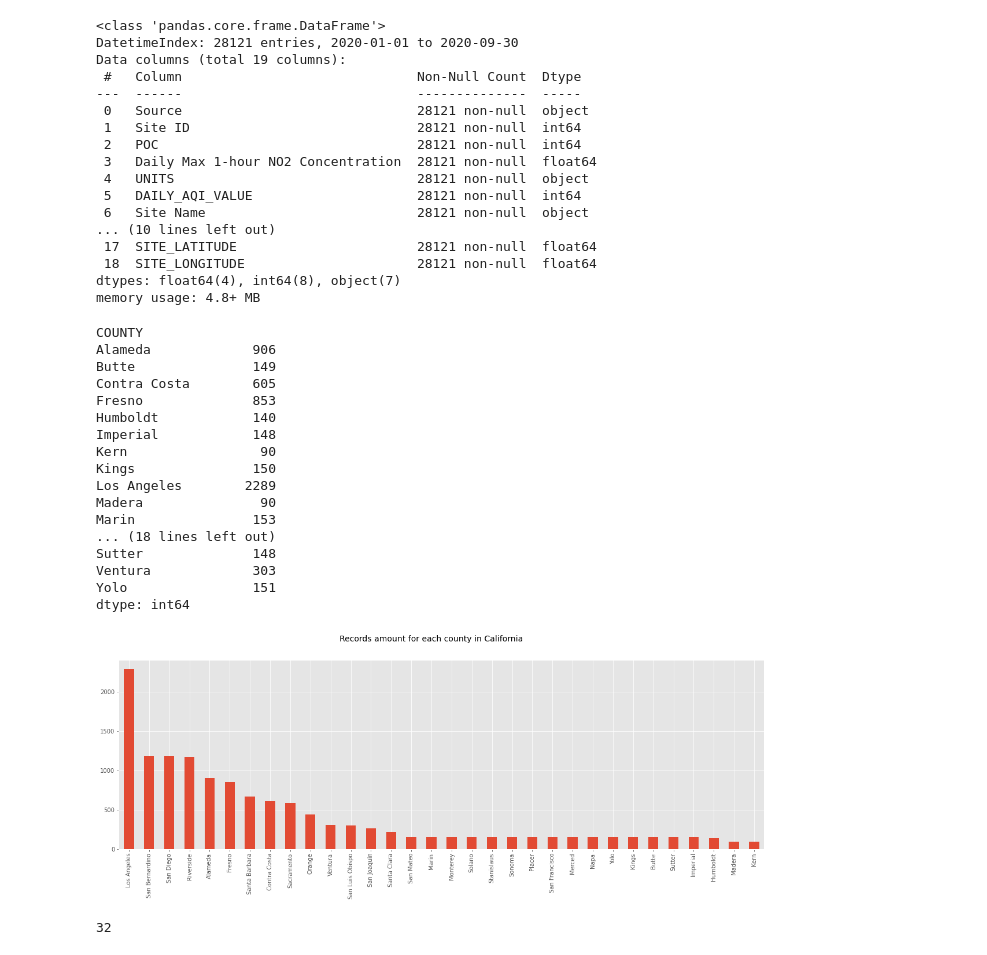
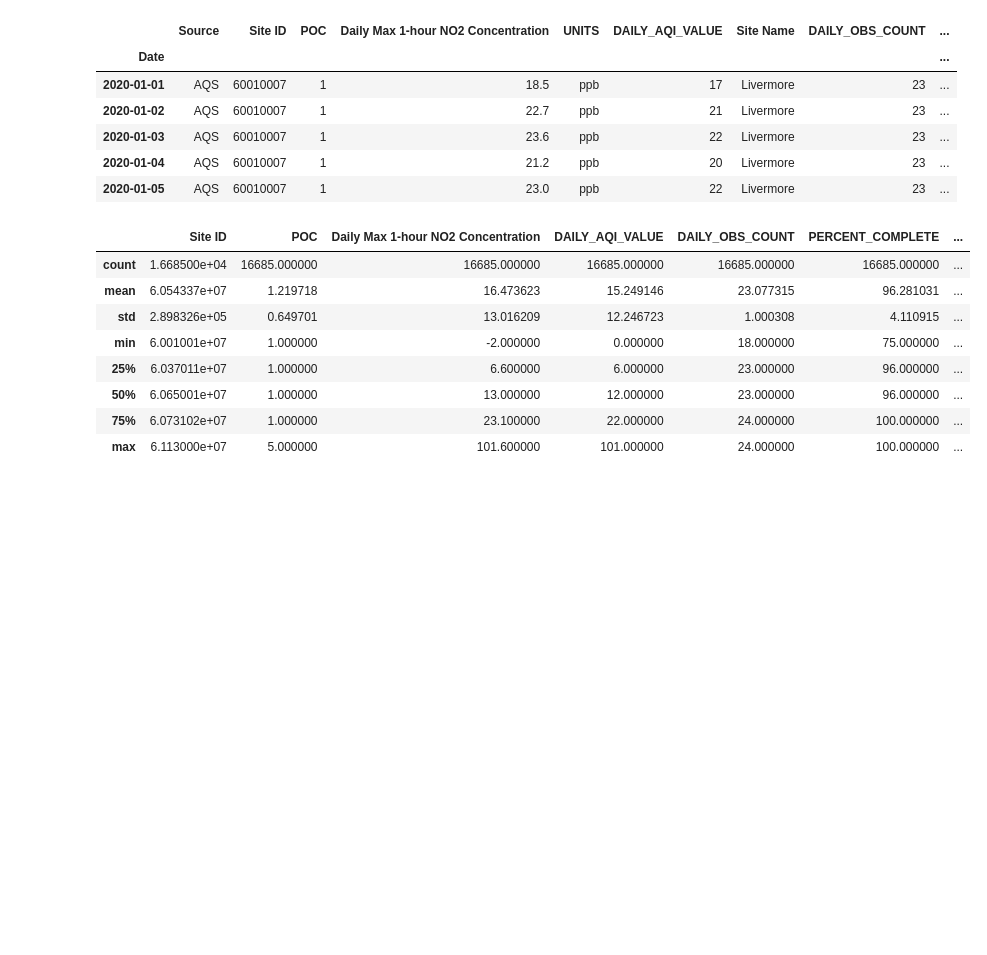
Before and after one commit to Jonathan-Barton/AirQualityProject, a Jupyter notebook: profile.ipynb, the cells around one changed output. Saved outputs shown, nothing was run; the diff lists cells and outputs as text; code cells hidden in the pictures; blank space fills up the shorter version.

```diff
--- a/profile.ipynb
+++ b/profile.ipynb
@@ -15,58 +15,39 @@ aircalifornia = pd.read_csv(
 )
 # %%
 aircalifornia.head()
-aircalifornia.info()  #total 28121 records for the whole 2020 year
+#aircalifornia.info()  #total 28121 records for the whole 2020 year
 # %% [output]
-<class 'pandas.core.frame.DataFrame'>
-DatetimeIndex: 28121 entries, 2020-01-01 to 2020-09-30
-Data columns (total 19 columns):
- #   Column                              Non-Null Count  Dtype
----  ------                              --------------  -----
- 0   Source                              28121 non-null  object
- 1   Site ID                             28121 non-null  int64
- 2   POC                                 28121 non-null  int64
- 3   Daily Max 1-hour NO2 Concentration  28121 non-null  float64
- 4   UNITS                               28121 non-null  object
- 5   DAILY_AQI_VALUE                     28121 non-null  int64
- 6   Site Name                           28121 non-null  object
-... (10 lines left out)
- 17  SITE_LATITUDE                       28121 non-null  float64
- 18  SITE_LONGITUDE                      28121 non-null  float64
-dtypes: float64(4), int64(8), object(7)
-memory usage: 4.8+ MB
+|  | Source | Site ID | POC | Daily Max 1-hour NO2 Concentration | UNITS | DAILY_AQI_VALUE | Site Name | DAILY_OBS_COUNT | ... |
+| Date |  |  |  |  |  |  |  |  | ... |
+| 2020-01-01 | AQS | 60010007 | 1 | 18.5 | ppb | 17 | Livermore | 23 | ... |
+| 2020-01-02 | AQS | 60010007 | 1 | 22.7 | ppb | 21 | Livermore | 23 | ... |
+| 2020-01-03 | AQS | 60010007 | 1 | 23.6 | ppb | 22 | Livermore | 23 | ... |
+| 2020-01-04 | AQS | 60010007 | 1 | 21.2 | ppb | 20 | Livermore | 23 | ... |
+| 2020-01-05 | AQS | 60010007 | 1 | 23.0 | ppb | 22 | Livermore | 23 | ... |
 # %%
-datemask = aircalifornia.loc['2020-05-01':'2020-09-30']  #select date series
+datemask = aircalifornia.loc['2020-05-01':'2020-12-31']  #select date series
 datemask.head()
+datemask.describe()
 counties = datemask.sort_values("COUNTY").groupby("COUNTY")
 counties.tail()
 countysize = counties.size() #how many records for each countyprint()
 print(countysize)
 
 datemask["COUNTY"].value_counts().plot(kind='bar')
 plt.suptitle('Records amount for each county in California',fontsize=14)
 plt.show()   #can use this histogram to choose counties
 
 print(countysize.count())  #total 32 counties
 # %% [output]
-COUNTY
-Alameda             906
-Butte               149
-Contra Costa        605
-Fresno              853
-Humboldt            140
-Imperial            148
-Kern                 90
-Kings               150
-Los Angeles        2289
-Madera               90
-Marin               153
-... (18 lines left out)
-Sutter              148
-Ventura             303
-Yolo                151
-dtype: int64
-[figure, removed]
-32
+|  | Site ID | POC | Daily Max 1-hour NO2 Concentration | DAILY_AQI_VALUE | DAILY_OBS_COUNT | PERCENT_COMPLETE | ... |
+| count | 1.668500e+04 | 16685.000000 | 16685.000000 | 16685.000000 | 16685.000000 | 16685.000000 | ... |
+| mean | 6.054337e+07 | 1.219718 | 16.473623 | 15.249146 | 23.077315 | 96.281031 | ... |
+| std | 2.898326e+05 | 0.649701 | 13.016209 | 12.246723 | 1.000308 | 4.110915 | ... |
+| min | 6.001001e+07 | 1.000000 | -2.000000 | 0.000000 | 18.000000 | 75.000000 | ... |
+| 25% | 6.037011e+07 | 1.000000 | 6.600000 | 6.000000 | 23.000000 | 96.000000 | ... |
+| 50% | 6.065001e+07 | 1.000000 | 13.000000 | 12.000000 | 23.000000 | 96.000000 | ... |
+| 75% | 6.073102e+07 | 1.000000 | 23.100000 | 22.000000 | 24.000000 | 100.000000 | ... |
+| max | 6.113000e+07 | 5.000000 | 101.600000 | 101.000000 | 24.000000 | 100.000000 | ... |
 # %%
 airno2 = counties["Daily Max 1-hour NO2 Concentration"].mean()
 airaqi = counties["DAILY_AQI_VALUE"].mean()
```
Also changed, not shown: parts of 1 cell of this notebook.
